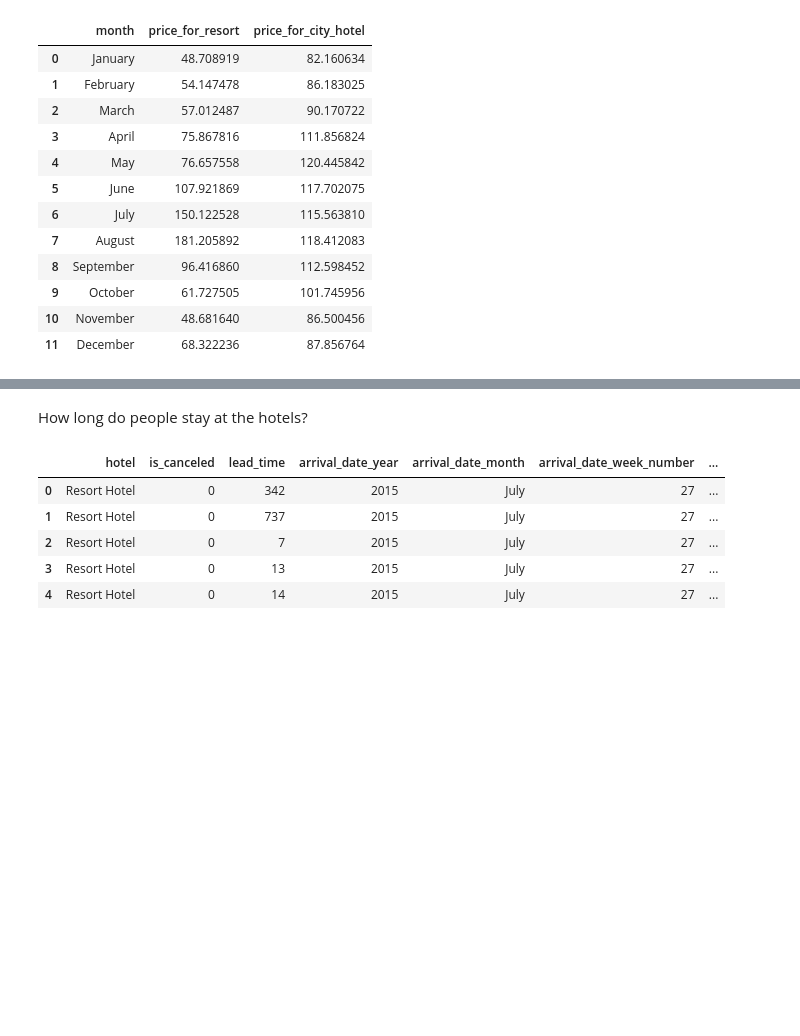
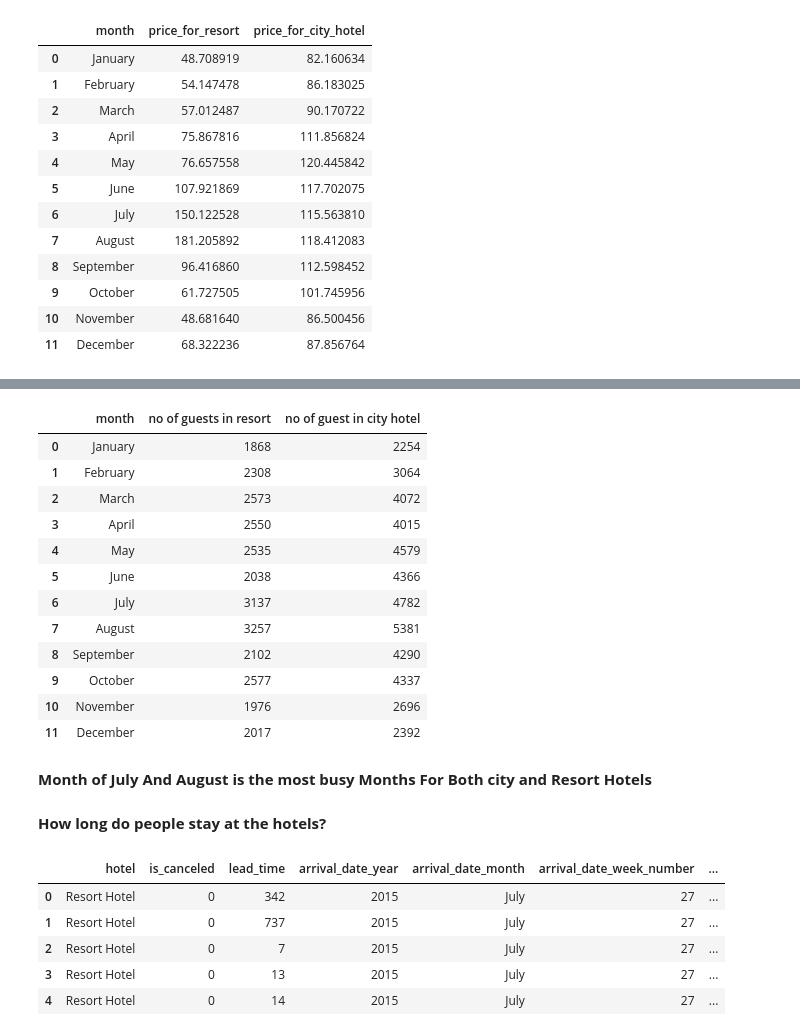
Before and after one commit to VermaSanjayrk/Hotel-booking-Analysis, a Jupyter notebook: Sanjay_Hotel_Booking_Analysis_Capstone_Project.ipynb, the cells around one changed output, grey strips where cells are left out. Cells and saved outputs as stored; diff of their text form; code cells hidden in the pictures; blank space fills up the shorter version.

```diff
--- a/Sanjay_Hotel_Booking_Analysis_Capstone_Project.ipynb
+++ b/Sanjay_Hotel_Booking_Analysis_Capstone_Project.ipynb
@@ -349,5 +407,24 @@ final_prices
+# %%
+final_guests = sort_month(final_guests,'month')
+final_guests
+# %% [output]
+|  | month | no of guests in resort | no of guest in city hotel |
+| 0 | January | 1868 | 2254 |
+| 1 | February | 2308 | 3064 |
+| 2 | March | 2573 | 4072 |
+| 3 | April | 2550 | 4015 |
+| 4 | May | 2535 | 4579 |
+| 5 | June | 2038 | 4366 |
+| 6 | July | 3137 | 4782 |
+| 7 | August | 3257 | 5381 |
+| 8 | September | 2102 | 4290 |
+| 9 | October | 2577 | 4337 |
+| 10 | November | 1976 | 2696 |
+| 11 | December | 2017 | 2392 |
+# %% [markdown]
+**Month of July And August is the most busy Months For Both city and Resort Hotels**
 # %% [markdown]
-How long do people stay at the hotels?
+**How long do people stay at the hotels?**
 # %%
 filter = HBA['is_canceled'] == 0
 data = HBA[filter]
```
Also changed, not shown: parts of 56 cells of this notebook.
